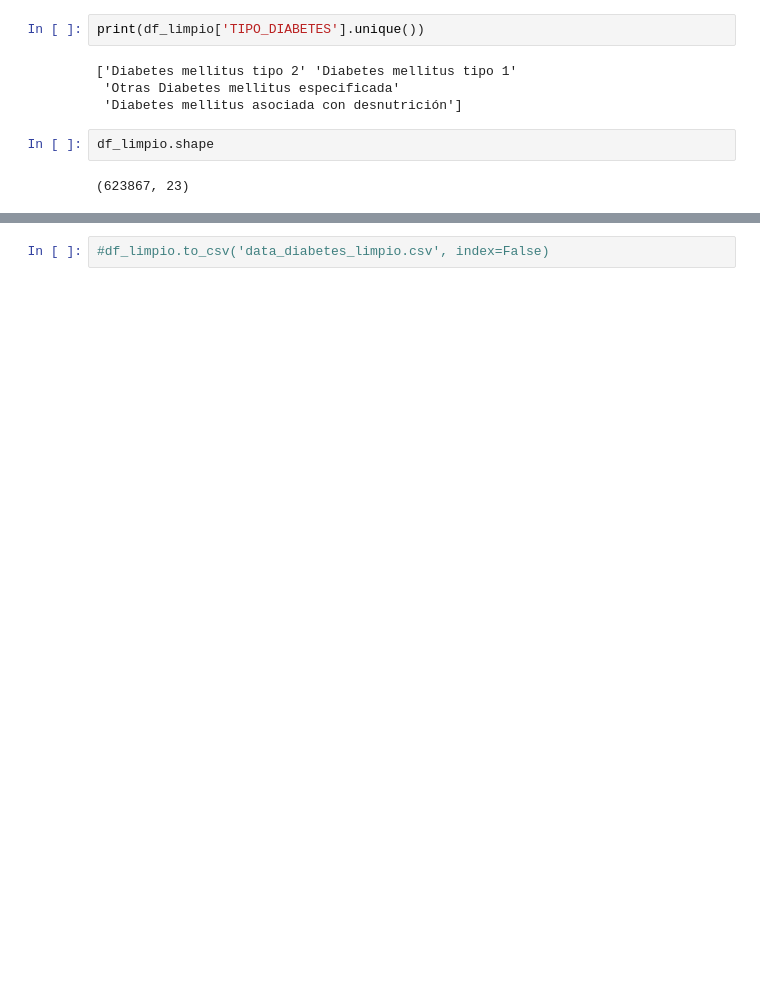
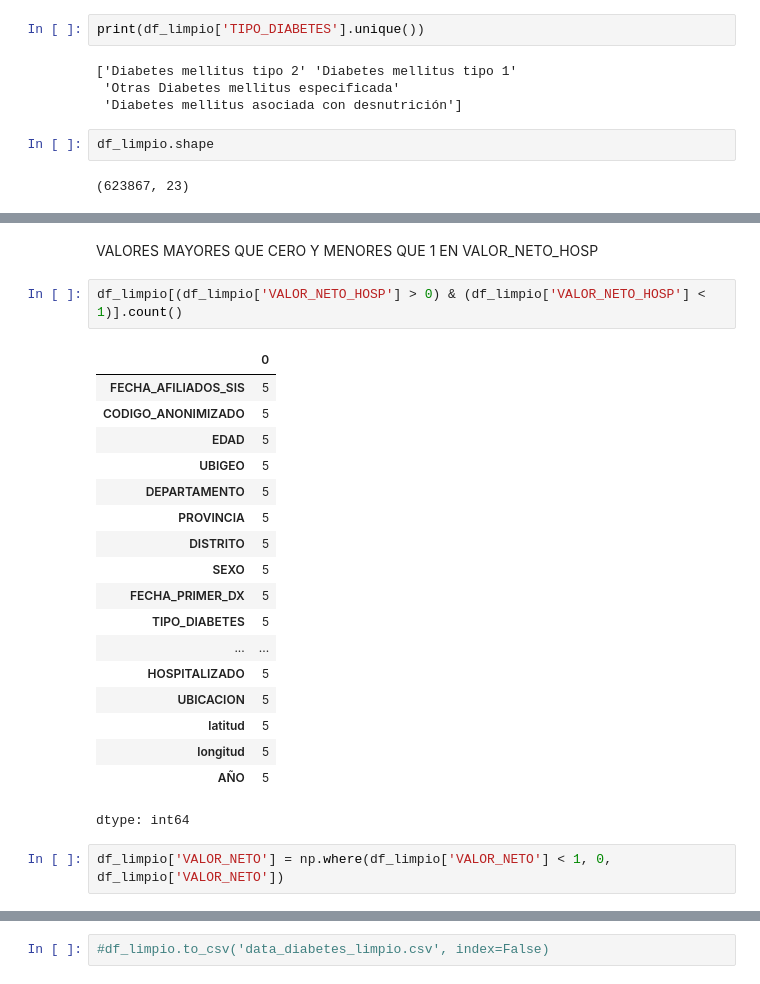
Before and after one commit to Sergius-DS/elecciOn_datasets, a Jupyter notebook: data_diabetes_Lat_Longitud.ipynb, the cells around one changed output, grey strips where cells are left out. Cells and saved outputs as stored; diff of their text form; blank space fills up the shorter version.

```diff
--- a/data_diabetes_Lat_Longitud.ipynb
+++ b/data_diabetes_Lat_Longitud.ipynb
@@ -351,0 +422,25 @@ df_limpio.shape
+# %% [markdown]
+VALORES MAYORES QUE CERO Y MENORES QUE 1 EN VALOR_NETO_HOSP
+# %%
+df_limpio[(df_limpio['VALOR_NETO_HOSP'] > 0) & (df_limpio['VALOR_NETO_HOSP'] < 1)].count()
+# %% [output]
+|  | 0 |
+| FECHA_AFILIADOS_SIS | 5 |
+| CODIGO_ANONIMIZADO | 5 |
+| EDAD | 5 |
+| UBIGEO | 5 |
+| DEPARTAMENTO | 5 |
+| PROVINCIA | 5 |
+| DISTRITO | 5 |
+| SEXO | 5 |
+| FECHA_PRIMER_DX | 5 |
+| TIPO_DIABETES | 5 |
+| ... | ... |
+| HOSPITALIZADO | 5 |
+| UBICACION | 5 |
+| latitud | 5 |
+| longitud | 5 |
+| AÑO | 5 |
+dtype: int64
+# %%
+df_limpio['VALOR_NETO'] = np.where(df_limpio['VALOR_NETO'] < 1, 0, df_limpio['VALOR_NETO'])
```
Also changed, not shown: parts of 17 cells of this notebook.
